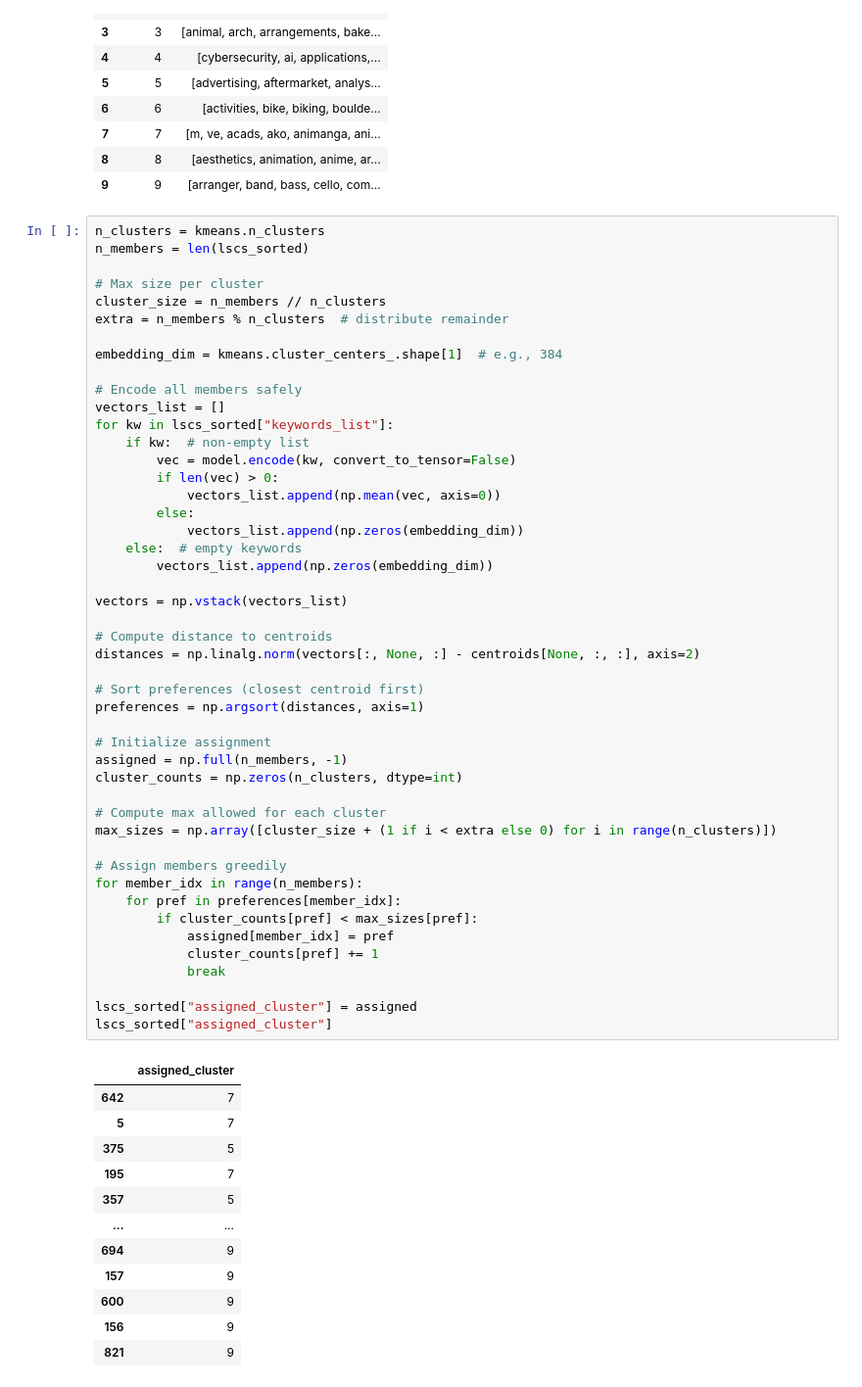
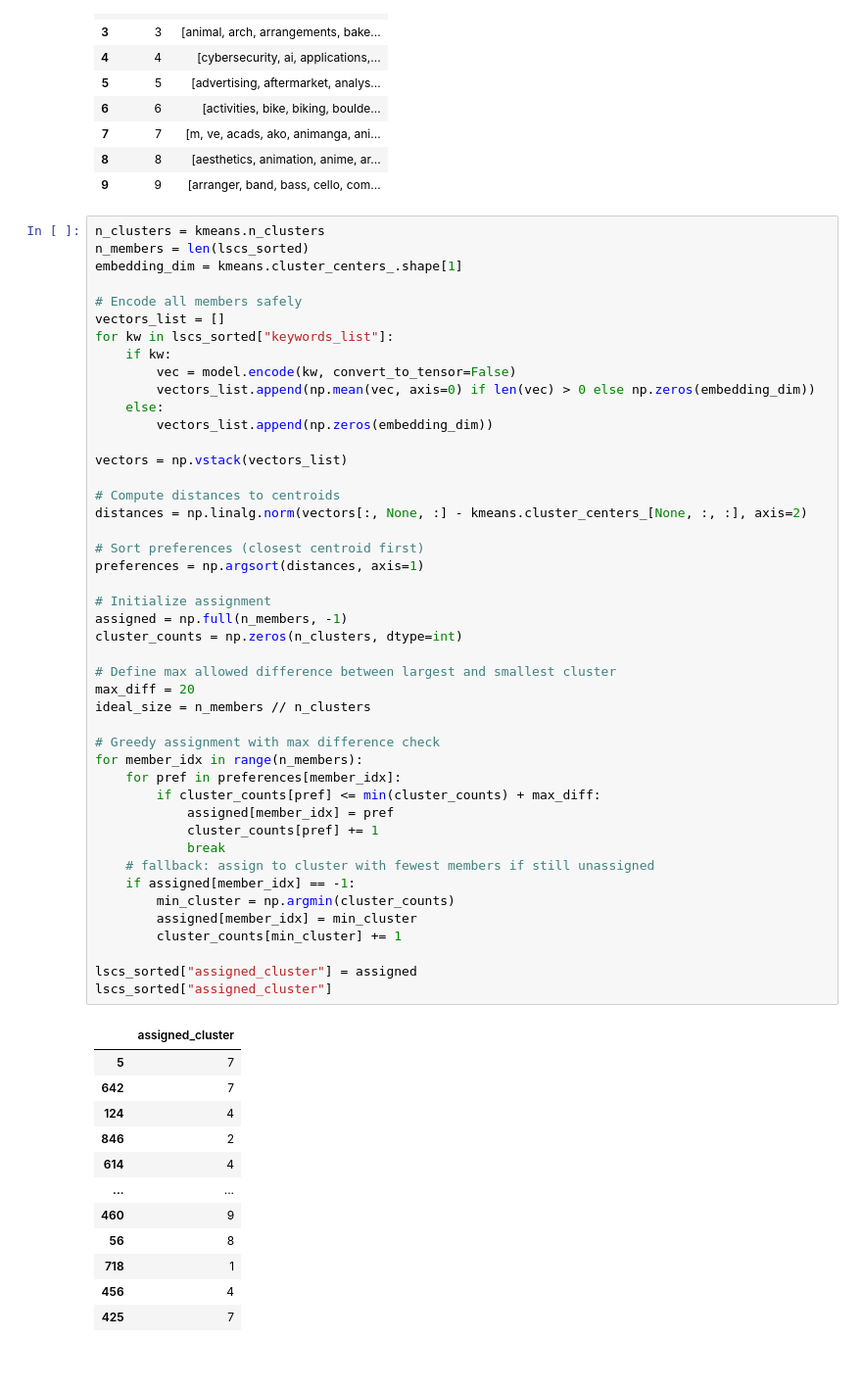
Before and after one commit to mbchavez27/members-house-clustering, a Jupyter notebook: main.ipynb, the cells around one changed output. Shown: that part at 98% size. Cells and saved outputs as stored; diff of their text form.

Commit message:
feat: avoids super imbalance with greedy assignments

```diff
--- a/main.ipynb
+++ b/main.ipynb
@@ -376,63 +376,61 @@ clustered_df
 # %%
 n_clusters = kmeans.n_clusters
 n_members = len(lscs_sorted)
-
-# Max size per cluster
-cluster_size = n_members // n_clusters
-extra = n_members % n_clusters  # distribute remainder
-
-embedding_dim = kmeans.cluster_centers_.shape[1]  # e.g., 384
+embedding_dim = kmeans.cluster_centers_.shape[1]
 
 # Encode all members safely
 vectors_list = []
 for kw in lscs_sorted["keywords_list"]:
-    if kw:  # non-empty list
+    if kw:
         vec = model.encode(kw, convert_to_tensor=False)
-        if len(vec) > 0:
-            vectors_list.append(np.mean(vec, axis=0))
-        else:
-            vectors_list.append(np.zeros(embedding_dim))
-    else:  # empty keywords
+        vectors_list.append(np.mean(vec, axis=0) if len(vec) > 0 else np.zeros(embedding_dim))
+    else:
         vectors_list.append(np.zeros(embedding_dim))
 
 vectors = np.vstack(vectors_list)
 
-# Compute distance to centroids
-distances = np.linalg.norm(vectors[:, None, :] - centroids[None, :, :], axis=2)
+# Compute distances to centroids
+distances = np.linalg.norm(vectors[:, None, :] - kmeans.cluster_centers_[None, :, :], axis=2)
 
 # Sort preferences (closest centroid first)
 preferences = np.argsort(distances, axis=1)
 
 # Initialize assignment
 assigned = np.full(n_members, -1)
 cluster_counts = np.zeros(n_clusters, dtype=int)
 
-# Compute max allowed for each cluster
-max_sizes = np.array([cluster_size + (1 if i < extra else 0) for i in range(n_clusters)])
+# Define max allowed difference between largest and smallest cluster
+max_diff = 20
+ideal_size = n_members // n_clusters
 
-# Assign members greedily
+# Greedy assignment with max difference check
 for member_idx in range(n_members):
     for pref in preferences[member_idx]:
-        if cluster_counts[pref] < max_sizes[pref]:
+        if cluster_counts[pref] <= min(cluster_counts) + max_diff:
             assigned[member_idx] = pref
             cluster_counts[pref] += 1
             break
+    # fallback: assign to cluster with fewest members if still unassigned
+    if assigned[member_idx] == -1:
+        min_cluster = np.argmin(cluster_counts)
+        assigned[member_idx] = min_cluster
+        cluster_counts[min_cluster] += 1
 
 lscs_sorted["assigned_cluster"] = assigned
 lscs_sorted["assigned_cluster"]
 # %% [output]
 |  | assigned_cluster |
+| 5 | 7 |
 | 642 | 7 |
-| 5 | 7 |
-| 375 | 5 |
-| 195 | 7 |
-| 357 | 5 |
+| 124 | 4 |
+| 846 | 2 |
+| 614 | 4 |
 | ... | ... |
-| 694 | 9 |
-| 157 | 9 |
-| 600 | 9 |
-| 156 | 9 |
-| 821 | 9 |
+| 460 | 9 |
+| 56 | 8 |
+| 718 | 1 |
+| 456 | 4 |
+| 425 | 7 |
 853 rows × 1 columns
 dtype: int64
 # %%
```
Also changed, not shown: parts of 2 cells of this notebook.
